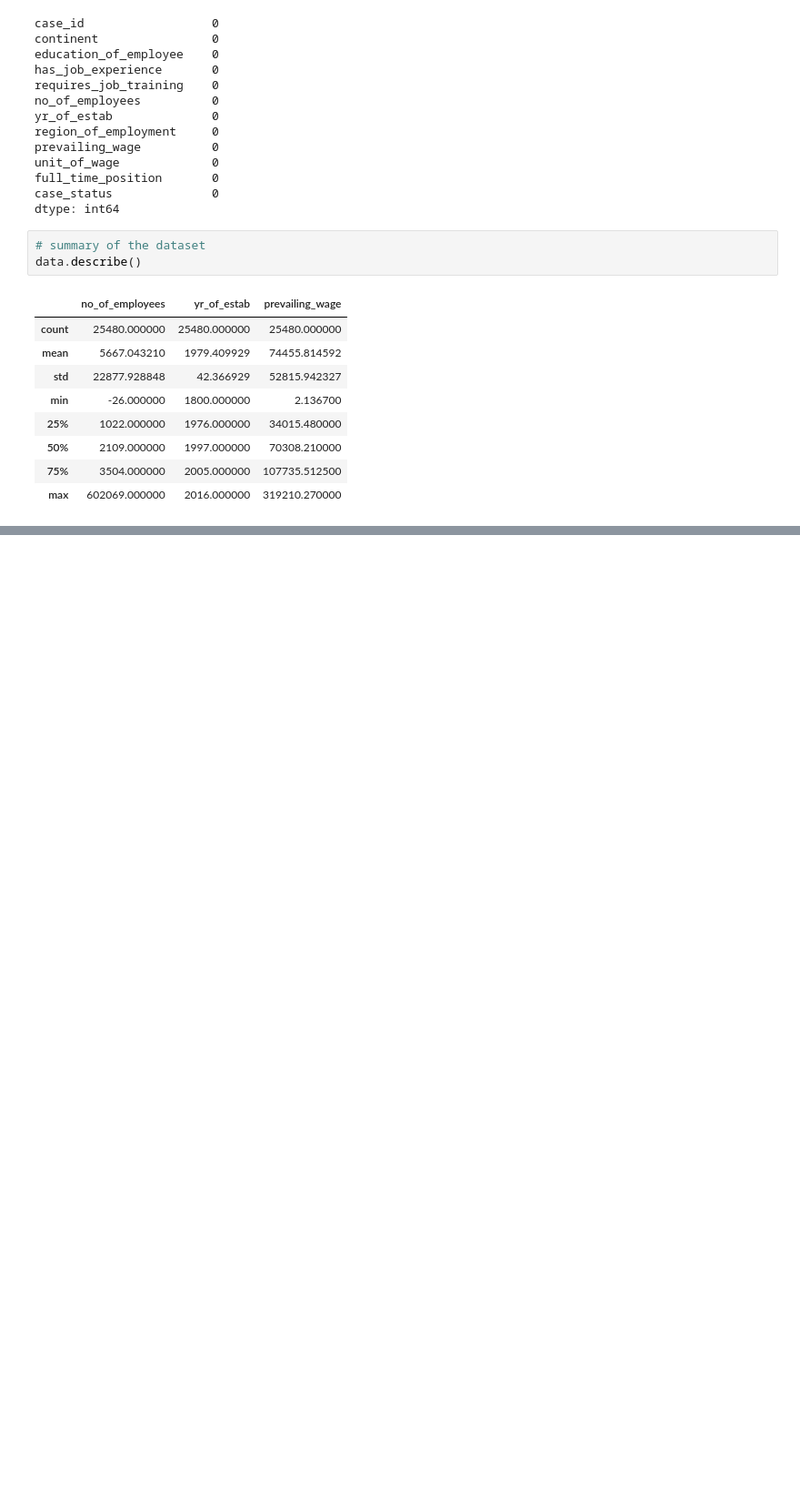
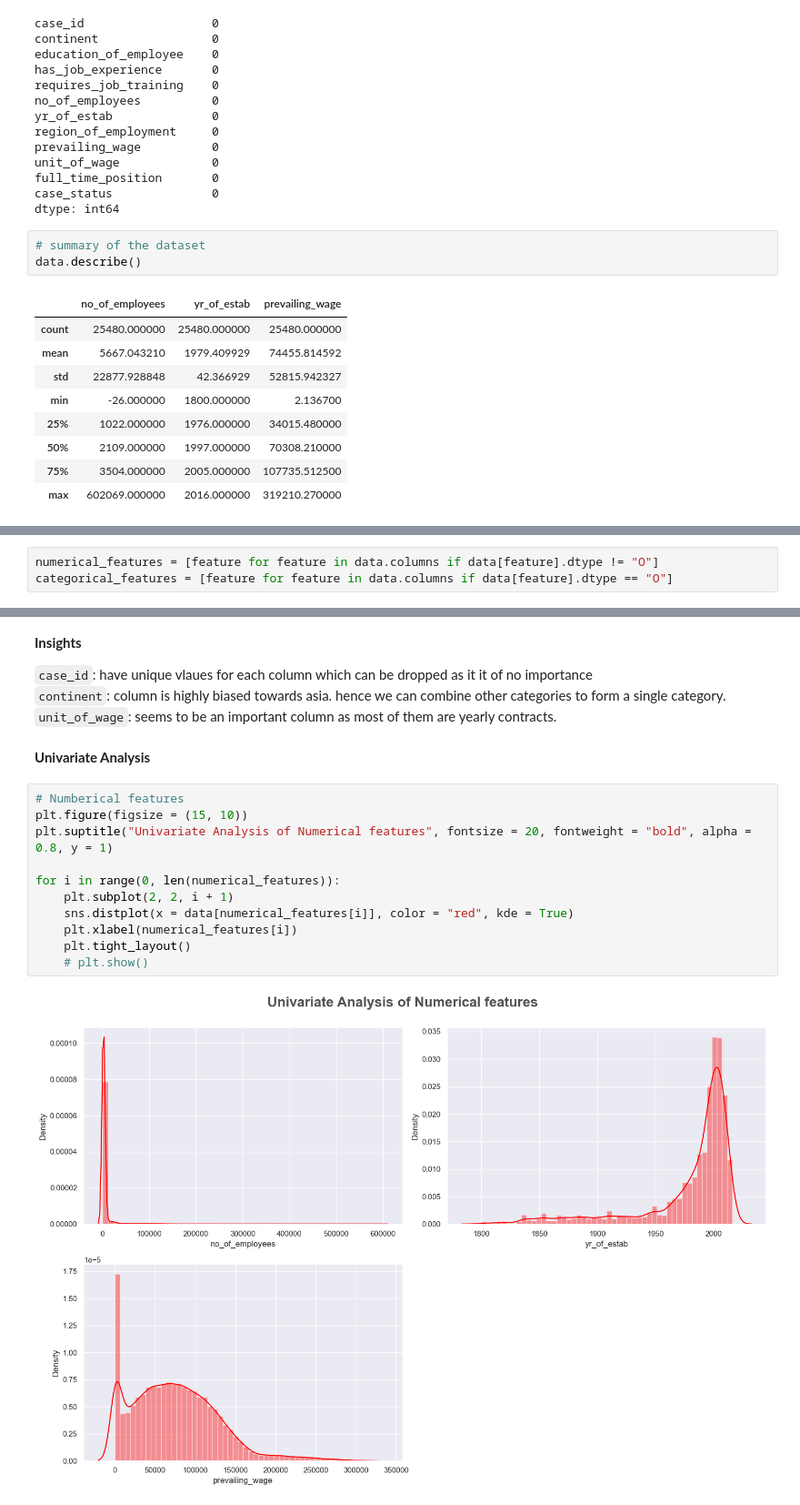
Before and after one commit to Kazeem-Bello/US-Visa-Approval-Prediction, a Jupyter notebook: notebook/EDA.ipynb, the cells around one changed output, grey strips where cells are left out. Shown at 91% size. Drawn from its saved outputs; the diff is of its cells as text; blank space fills up the shorter version.

```diff
--- a/notebook/EDA.ipynb
+++ b/notebook/EDA.ipynb
@@ -106,0 +89,3 @@ data[numerical_features]
+# %%
+numerical_features = [feature for feature in data.columns if data[feature].dtype != "O"]
+categorical_features = [feature for feature in data.columns if data[feature].dtype == "O"]
@@ -106,0 +126,21 @@ data[numerical_features]
+# %% [markdown]
+**Insights**
+
+`case_id`: have unique vlaues for each column which can be dropped as it it of no importance
+`continent`:  column is highly biased towards asia. hence we can combine other categories to form a single category.
+`unit_of_wage`: seems to be an important column as most of them are yearly contracts.
+# %% [markdown]
+**Univariate Analysis**
+# %%
+# Numberical features
+plt.figure(figsize = (15, 10))
+plt.suptitle("Univariate Analysis of Numerical features", fontsize = 20, fontweight = "bold", alpha = 0.8, y = 1)
+
+for i in range(0, len(numerical_features)):
+    plt.subplot(2, 2, i + 1)
+    sns.distplot(x = data[numerical_features[i]], color = "red", kde = True)
+    plt.xlabel(numerical_features[i])
+    plt.tight_layout()
+    # plt.show()
+# %% [output]
+[figure, added]
```
Also changed, not shown: parts of 27 cells of this notebook.
